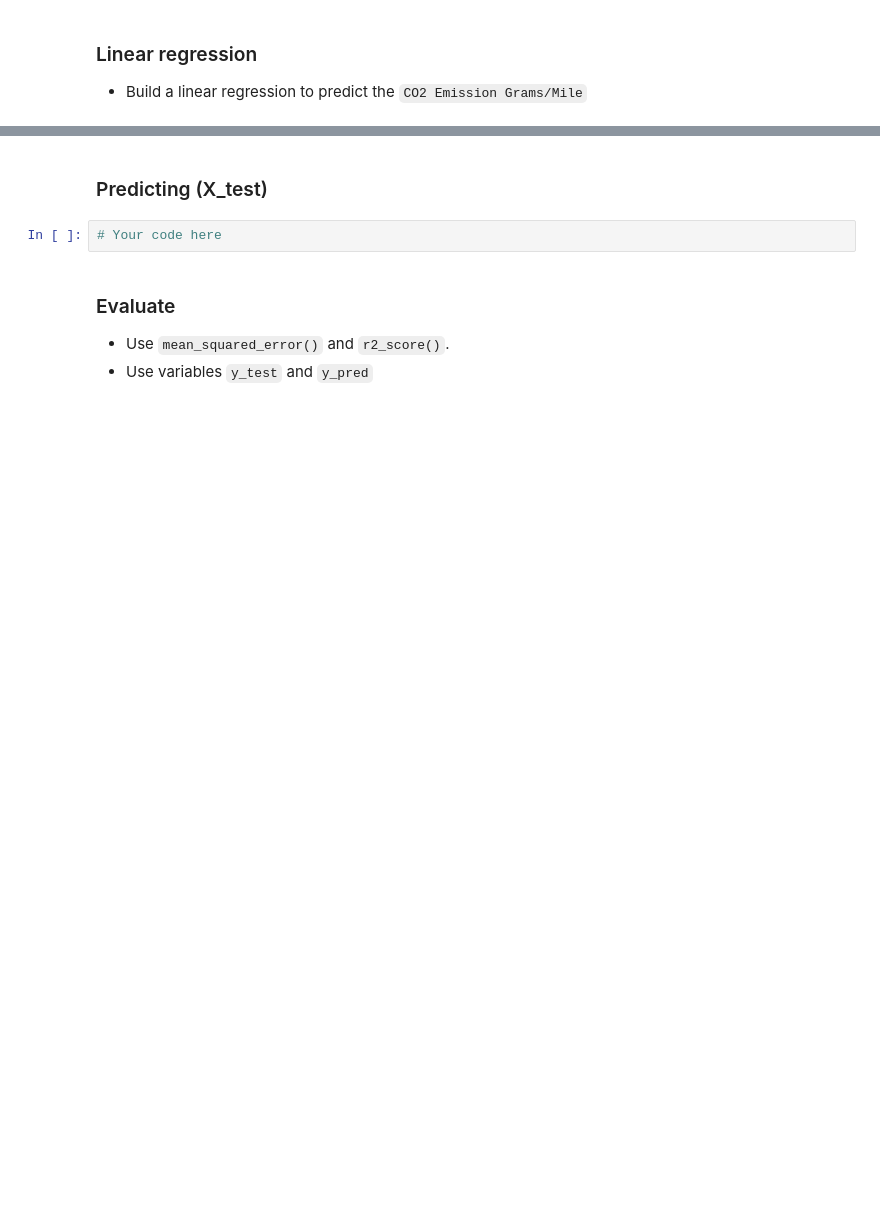
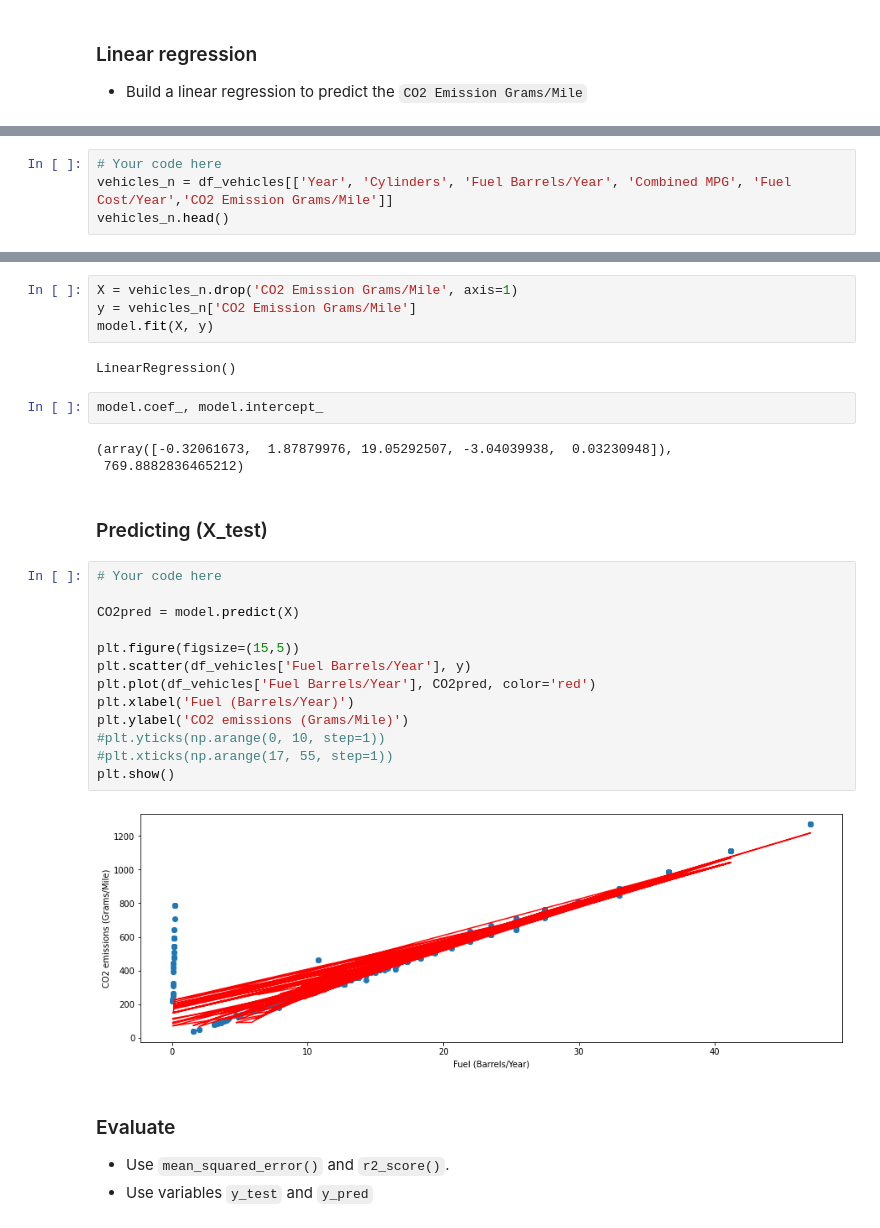
Before and after one commit to natmceoldo/55_DAPT_nat, a Jupyter notebook: Labs/M02-L11-linear_regression/M02-L11-linear_regression.ipynb, the cells around one changed output, grey strips where cells are left out. Cells and saved outputs as stored; diff of their text form; blank space fills up the shorter version.

```diff
--- a/Labs/M02-L11-linear_regression/M02-L11-linear_regression.ipynb
+++ b/Labs/M02-L11-linear_regression/M02-L11-linear_regression.ipynb
@@ -260,0 +265,4 @@ df_vehicles.head()
+# %%
+# Your code here
+vehicles_n = df_vehicles[['Year', 'Cylinders', 'Fuel Barrels/Year', 'Combined MPG', 'Fuel Cost/Year','CO2 Emission Grams/Mile']]
+vehicles_n.head()
@@ -261,7 +276,31 @@ df_vehicles.head()
+# %%
+X = vehicles_n.drop('CO2 Emission Grams/Mile', axis=1)
+y = vehicles_n['CO2 Emission Grams/Mile']
+model.fit(X, y)
+# %% [output]
+LinearRegression()
+# %%
+model.coef_, model.intercept_
+# %% [output]
+(array([-0.32061673,  1.87879976, 19.05292507, -3.04039938,  0.03230948]),
+ 769.8882836465212)
 # %% [markdown]
 ### Predicting (X_test)
-# %%
-# Your code here
+# %%
+# Your code here
+
+CO2pred = model.predict(X)
+
+plt.figure(figsize=(15,5))
+plt.scatter(df_vehicles['Fuel Barrels/Year'], y)
+plt.plot(df_vehicles['Fuel Barrels/Year'], CO2pred, color='red')
+plt.xlabel('Fuel (Barrels/Year)')
+plt.ylabel('CO2 emissions (Grams/Mile)')
+#plt.yticks(np.arange(0, 10, step=1))
+#plt.xticks(np.arange(17, 55, step=1))
+plt.show()
+# %% [output]
+[figure, added]
 # %% [markdown]
 ### Evaluate
 - Use `mean_squared_error()` and `r2_score()`.
```
Also changed, not shown: parts of 7 cells of this notebook, 9 other files.
